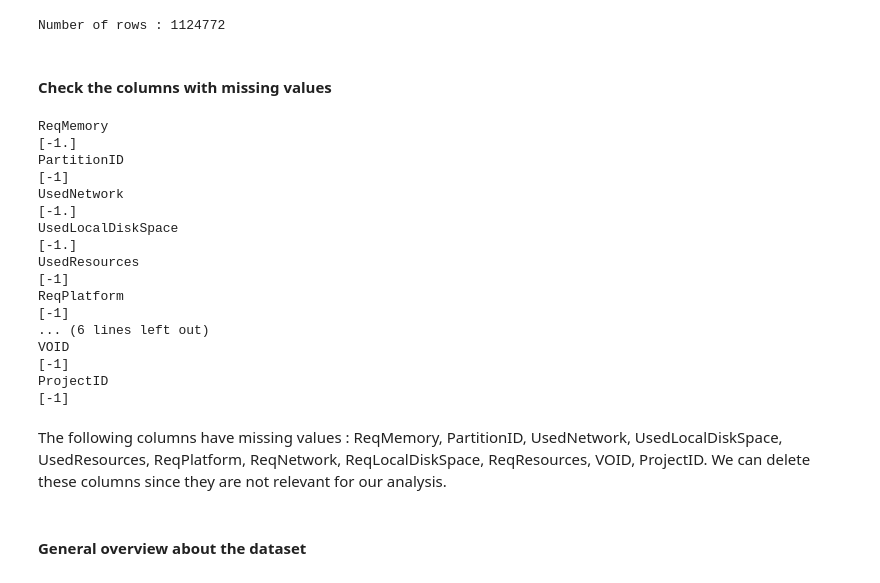
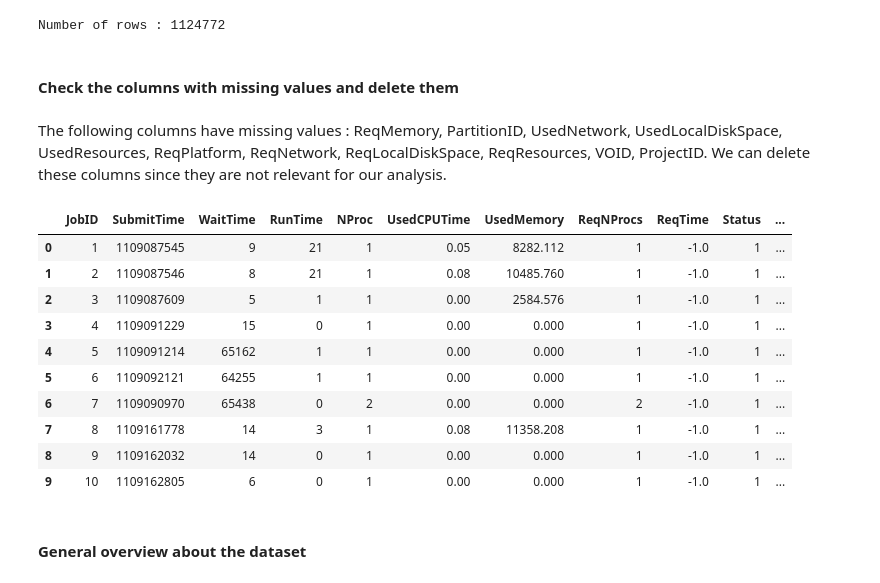
Before and after one commit to mustaphaezzali/A-CNN-BiLSTM-with-attention-mechanisme-for-Workload-prediction, a Jupyter notebook: data/dataAnalysis.ipynb, the cells around one changed output. Cells and saved outputs as stored; diff of their text form; code cells hidden in the pictures.

```diff
--- a/data/dataAnalysis.ipynb
+++ b/data/dataAnalysis.ipynb
@@ -92,31 +92,6 @@ print(f"Number of rows : {dataset.shape[0]}")
 # %% [output]
 Number of rows : 1124772
 # %% [markdown]
-#### Check the columns with missing values
+#### Check the columns with missing values and delete them
-# %%
-# print column names which have one unique value to check if it is -1 for all rows (unavailable information)
-for i in dataset.columns:
-    unique_values = dataset[i].unique()
-    if len(unique_values) == 1:
-        print(i)
-        print(unique_values)
-# %% [output]
-ReqMemory
-[-1.]
-PartitionID
-[-1]
-UsedNetwork
-[-1.]
-UsedLocalDiskSpace
-[-1.]
-UsedResources
-[-1]
-ReqPlatform
-[-1]
-... (6 lines left out)
-VOID
-[-1]
-ProjectID
-[-1]
 # %% [markdown]
 The following columns have missing values : ReqMemory, PartitionID, UsedNetwork, UsedLocalDiskSpace, UsedResources, ReqPlatform, ReqNetwork, ReqLocalDiskSpace, ReqResources, VOID, ProjectID. We can delete these columns since they are not relevant for our analysis.
@@ -125,3 +105,17 @@ dataset = dataset.drop(columns=['ReqMemory', "PartitionID", 'UsedNetwork', "ReqP
+# %%
+dataset.head(10)
+# %% [output]
+|  | JobID | SubmitTime | WaitTime | RunTime | NProc | UsedCPUTime | UsedMemory | ReqNProcs | ReqTime | Status | ... |
+| 0 | 1 | 1109087545 | 9 | 21 | 1 | 0.05 | 8282.112 | 1 | -1.0 | 1 | ... |
+| 1 | 2 | 1109087546 | 8 | 21 | 1 | 0.08 | 10485.760 | 1 | -1.0 | 1 | ... |
+| 2 | 3 | 1109087609 | 5 | 1 | 1 | 0.00 | 2584.576 | 1 | -1.0 | 1 | ... |
+| 3 | 4 | 1109091229 | 15 | 0 | 1 | 0.00 | 0.000 | 1 | -1.0 | 1 | ... |
+| 4 | 5 | 1109091214 | 65162 | 1 | 1 | 0.00 | 0.000 | 1 | -1.0 | 1 | ... |
+| 5 | 6 | 1109092121 | 64255 | 1 | 1 | 0.00 | 0.000 | 1 | -1.0 | 1 | ... |
+| 6 | 7 | 1109090970 | 65438 | 0 | 2 | 0.00 | 0.000 | 2 | -1.0 | 1 | ... |
+| 7 | 8 | 1109161778 | 14 | 3 | 1 | 0.08 | 11358.208 | 1 | -1.0 | 1 | ... |
+| 8 | 9 | 1109162032 | 14 | 0 | 1 | 0.00 | 0.000 | 1 | -1.0 | 1 | ... |
+| 9 | 10 | 1109162805 | 6 | 0 | 1 | 0.00 | 0.000 | 1 | -1.0 | 1 | ... |
 # %% [markdown]
 #### General overview about the dataset
 # %%
```
Also changed, not shown: parts of 12 cells of this notebook.
